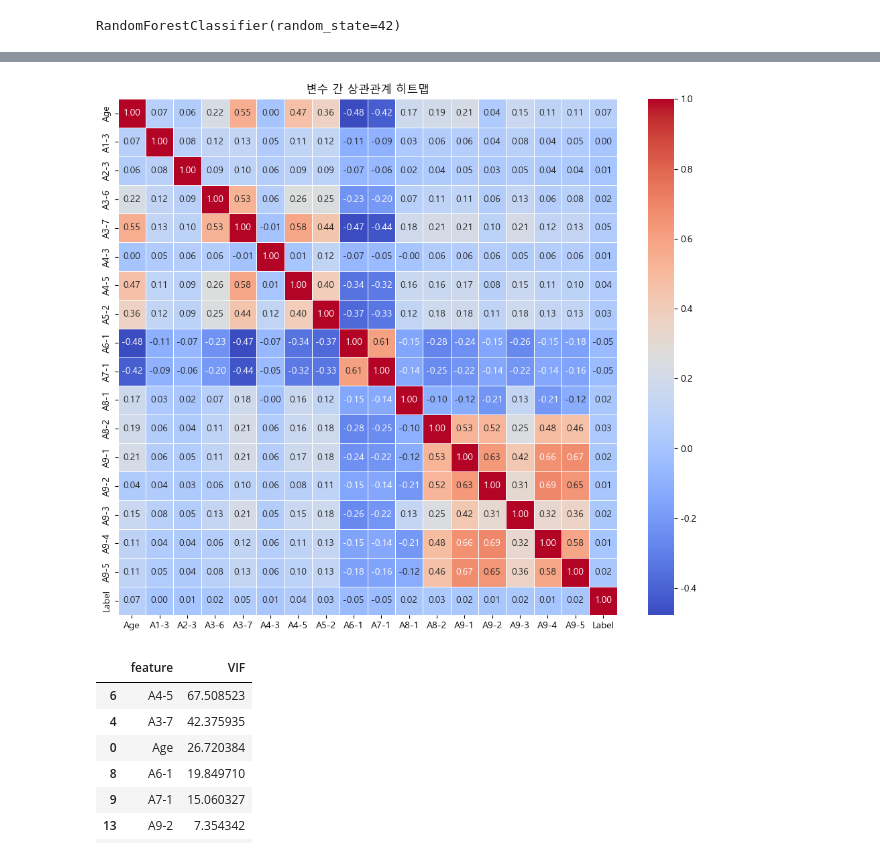
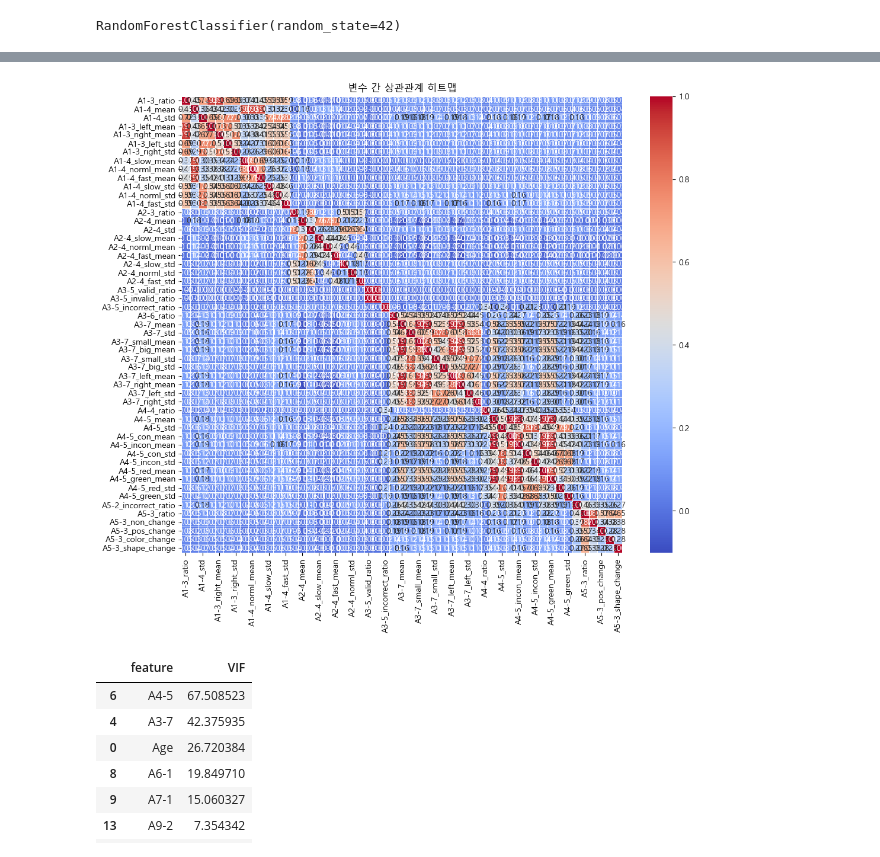
Before and after one commit to Decoyer-71/Traffic_accident_prediction_dacon, a Jupyter notebook: analysis_report.ipynb, the cells around one changed output, grey strips where cells are left out. Cells and saved outputs as stored; diff of their text form; code cells hidden in the pictures.

```diff
--- a/analysis_report.ipynb
+++ b/analysis_report.ipynb
@@ -801,7 +801,7 @@ def process_A(train_A_df : pd.DataFrame):
     print('A자격 검사 전처리 완료')
     return pd.concat([df.drop(columns=drop_columns), feats], axis = 1)
 # %%
-process_A(train_a_df)
+processing_df_a = process_A(train_a_df)
 # %% [output]
 A1 feature 생성...
 A2 feature 생성...
@@ -1113,4 +1073,5 @@ train_b_set = pd.merge(sel_train_b_df, train_result_df, on = ['Test_id', 'Test']
 # %% [markdown]
 #### (1) A자격검사
 # %%
-train_a_set.info()
+train_a_set = pd.merge(processing_df_a, train_result_df, on = ['Test_id', 'Test'], how = 'inner')
+train_b_set = pd.merge(processing_df_b, train_result_df, on = ['Test_id', 'Test'], how = 'inner')
@@ -1156,3 +1119,6 @@ y_train_df = train_a_set['Label']
+# %%
+X_train_df = train_a_set.iloc[:, 6:-1]
+y_train_df = train_a_set.iloc[:, -1]
 # %%
 # RandomForest를 활용한 특성 중요도 확인
 rf_a_model = RandomForestClassifier(n_estimators=100, random_state=42)
@@ -1193,22 +1158,23 @@ A2-3    0.015489
 dtype: float64
 # %%
 # 상관관계 확인
-column = ['Age', 'A1-3', 'A2-3', 'A3-6', 'A3-7', 'A4-3', 'A4-5', 'A5-2', 'A6-1',
-          'A7-1', 'A8-1', 'A8-2', 'A9-1', 'A9-2', 'A9-3', 'A9-4', 'A9-5', 'Label']
-corr_matrix = train_a_set[column].corr()
+# column = ['Age', 'A1-3', 'A2-3', 'A3-6', 'A3-7', 'A4-3', 'A4-5', 'A5-2', 'A6-1',
+#           'A7-1', 'A8-1', 'A8-2', 'A9-1', 'A9-2', 'A9-3', 'A9-4', 'A9-5', 'Label']
+
+corr_matrix = X_train_df.corr()
 
 plt.figure(figsize = (12, 10))
 sns.heatmap(
     corr_matrix,
     annot=True,
     cmap = 'coolwarm',
     fmt = '.2f',
     linewidths=.5
 )
 plt.title('변수 간 상관관계 히트맵')
 plt.show()
 # %% [output]
-[figure, old version]
+[figure, new version]
 # %%
 # 다중공선성 확인
 from statsmodels.stats.outliers_influence import variance_inflation_factor
```
Also changed, not shown: parts of 18 cells of this notebook.
